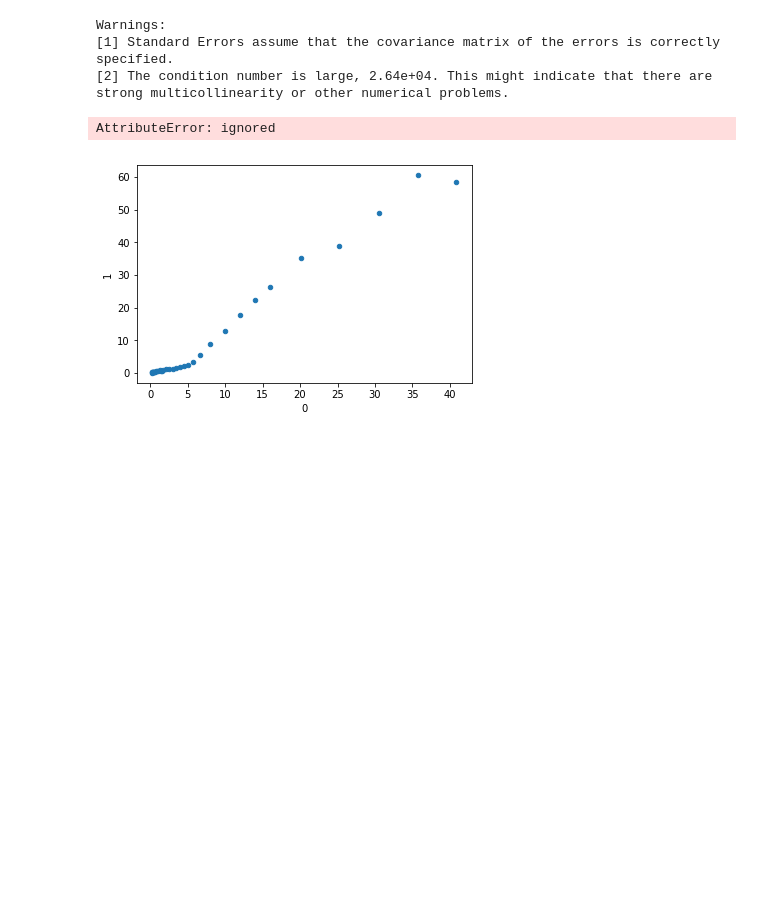
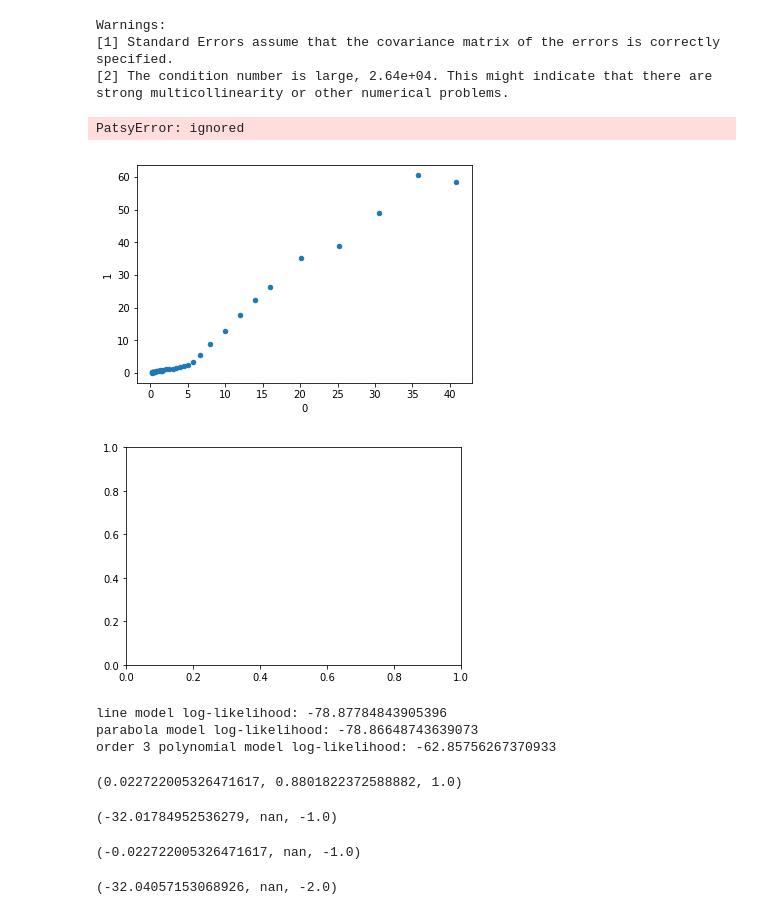
Before and after one commit to exalteded/DSPS, a Jupyter notebook: HW7/HW7.ipynb, the cells around one changed output. Drawn from its saved outputs; the diff is of its cells as text; code cells hidden in the pictures; blank space fills up the shorter version.

```diff
--- a/HW7/HW7.ipynb
+++ b/HW7/HW7.ipynb
@@ -241,7 +162,32 @@ Warnings:
 strong multicollinearity or other numerical problems.
 # %%
 m19.plot(x=0, y = 1, kind = "scatter")
-sm1.plot()
+sm.graphics.plot_partregress("T", "n", exog_others=[], data=m19, obs_labels=False);
 # %% [output]
-AttributeError: ignored
+PatsyError: ignored
 [figure]
+[figure, added]
+# %%
+print("line model log-likelihood: {}".format(sm1.llf))
+print("parabola model log-likelihood: {} ".format(sm2.llf))
+print("order 3 polynomial model log-likelihood: {}".format(sm3rdegree.llf))
+# %% [output]
+line model log-likelihood: -78.87784843905396
+parabola model log-likelihood: -78.86648743639073
+order 3 polynomial model log-likelihood: -62.85756267370933
+# %%
+sm2.compare_lr_test(sm1)
+# %% [output]
+(0.022722005326471617, 0.8801822372588882, 1.0)
+# %%
+sm2.compare_lr_test(sm3rdegree)
+# %% [output]
+(-32.01784952536279, nan, -1.0)
+# %%
+sm1.compare_lr_test(sm2)
+# %% [output]
+(-0.022722005326471617, nan, -1.0)
+# %%
+sm1.compare_lr_test(sm3rdegree)
+# %% [output]
+(-32.04057153068926, nan, -2.0)
```
Also changed, not shown: parts of 13 cells of this notebook.
